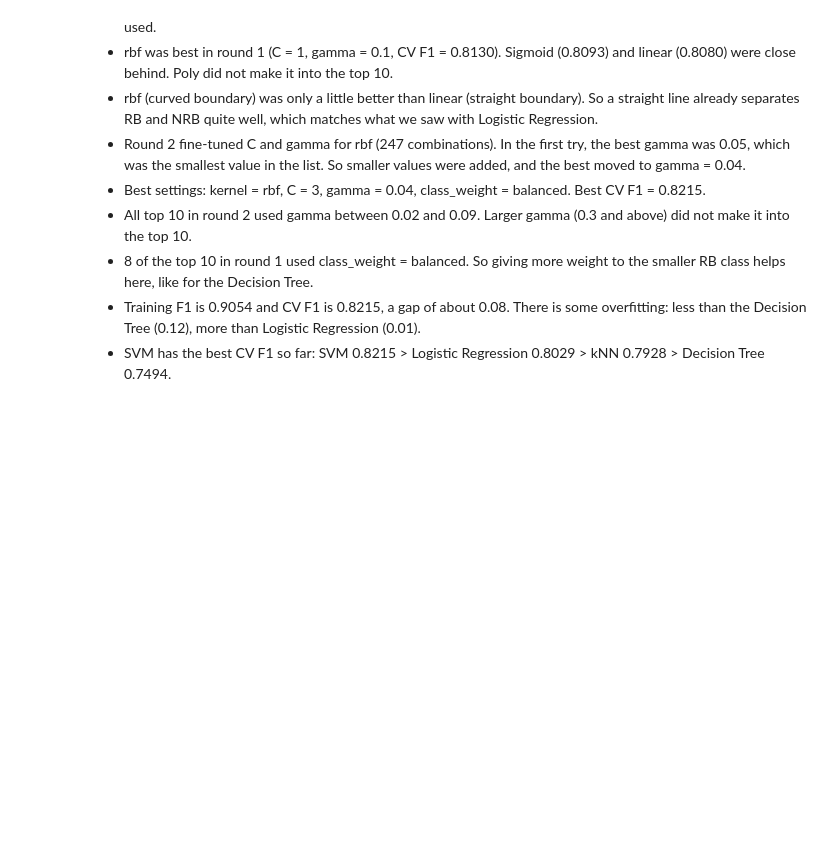
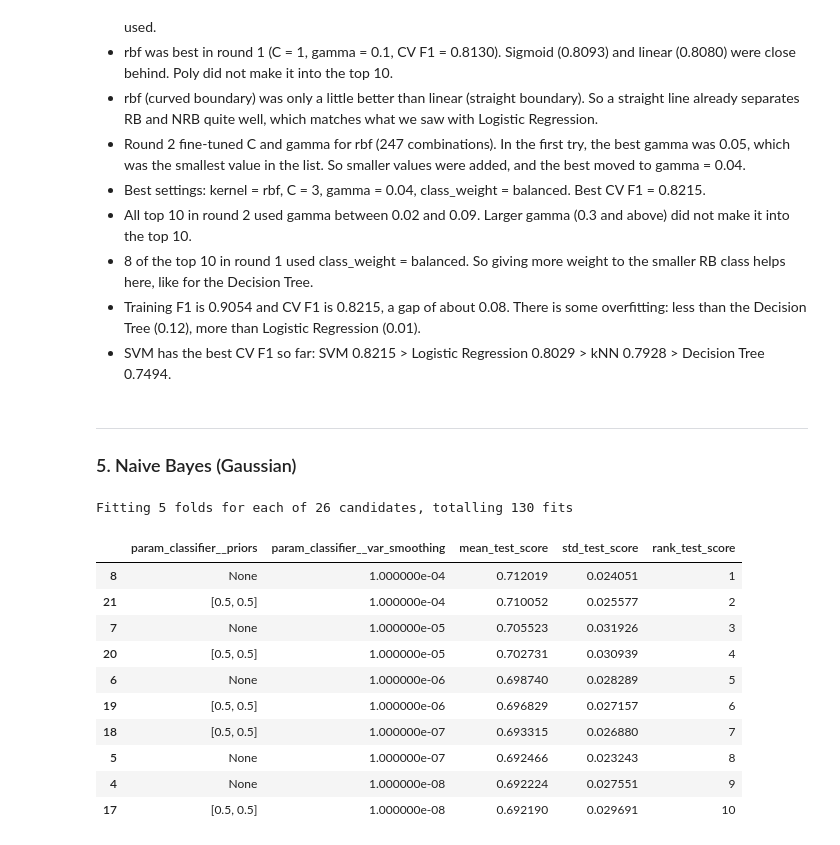
Before and after one commit to MadhurBhaiya-BITS/qsar-biodegradation-classifier, a Jupyter notebook: qsar_classifier.ipynb, the cells around one changed output. Drawn from its saved outputs; the diff is of its cells as text; code cells hidden in the pictures; blank space fills up the shorter version.

Commit message:
Implement Gaussian Naive Bayes - simplest and underfitting model. F1 score: 0.71

```diff
--- a/qsar_classifier.ipynb
+++ b/qsar_classifier.ipynb
@@ -947,3 +948,67 @@ SVM :: Training F1 score: 0.9054
 - 8 of the top 10 in round 1 used class_weight = balanced. So giving more weight to the smaller RB class helps here, like for the Decision Tree.
 - Training F1 is 0.9054 and CV F1 is 0.8215, a gap of about 0.08. There is some overfitting: less than the Decision Tree (0.12), more than Logistic Regression (0.01).
 - SVM has the best CV F1 so far: SVM 0.8215 > Logistic Regression 0.8029 > kNN 0.7928 > Decision Tree 0.7494.
+# %% [markdown]
+---
+### 5. Naive Bayes (Gaussian)
+# %%
+# Make pipeline for Naive Bayes
+# Using Gaussian NB (and not Multinomial NB), because some features have negative values (SdssC, Psi_i_1d)
+# Multinomial NB works only with counts (values >= 0)
+nb_pipe = Pipeline(
+    steps=[
+        # Naive Bayes does not need scaling. It looks at each feature on its own (mean and variance per class)
+        ("classifier", GaussianNB()),
+    ]
+)
+
+# Defining parameter grid so that GridSearchCV can find the best parameter combination
+# var_smoothing: a small value added to the variance of every feature, so that features with very small
+# variance do not dominate the result. We will try from 1e-12 to 1 (log scale). Default is 1e-9
+# priors: None means the class share is learnt from training data (66% NRB, 34% RB)
+# [0.5, 0.5] means both classes are treated as equally likely (similar to class_weight = "balanced")
+nb_param_grid = [
+    {   # Total 13 * 2 = 26 combinations
+        "classifier__var_smoothing": [1e-12, 1e-11, 1e-10, 1e-9, 1e-8, 1e-7, 1e-6, 1e-5, 1e-4, 1e-3, 1e-2, 1e-1, 1],
+        "classifier__priors": [None, [0.5, 0.5]],
+    }
+]
+
+# Total combinations = 26 combinations
+# Since we are doing 5-fold CV => 26 * 5 = 130 fits
+
+# Setup the Grid Search (brute force approach)
+nb_grid_search = GridSearchCV(
+    estimator=nb_pipe,             # the pipeline
+    param_grid=nb_param_grid,
+    cv=cv_strat,                   # reused StratifiedKFold
+    scoring=SCORING_MEASURE,       # "f1"
+    n_jobs=-1,                     # -1 means use all CPU cores
+    refit=True,                    # need to retrain best model on full training data (once found)
+    verbose=1,                     # print progress
+)
+
+# Perform grid search with 5-fold CV on training data
+nb_grid_search.fit(X_train, y_train)
+
+# Display the top 10 hyperparameter combinations
+nb_results = pd.DataFrame(nb_grid_search.cv_results_)
+nb_param_cols = [col for col in nb_results.columns if col.startswith("param_")]
+display(
+    nb_results[nb_param_cols + ["mean_test_score", "std_test_score", "rank_test_score"]]
+    .sort_values("rank_test_score")
+    .head(10)
+)
+# %% [output]
+Fitting 5 folds for each of 26 candidates, totalling 130 fits
+|  | param_classifier__priors | param_classifier__var_smoothing | mean_test_score | std_test_score | rank_test_score |
+| 8 | None | 1.000000e-04 | 0.712019 | 0.024051 | 1 |
+| 21 | [0.5, 0.5] | 1.000000e-04 | 0.710052 | 0.025577 | 2 |
+| 7 | None | 1.000000e-05 | 0.705523 | 0.031926 | 3 |
+| 20 | [0.5, 0.5] | 1.000000e-05 | 0.702731 | 0.030939 | 4 |
+| 6 | None | 1.000000e-06 | 0.698740 | 0.028289 | 5 |
+| 19 | [0.5, 0.5] | 1.000000e-06 | 0.696829 | 0.027157 | 6 |
+| 18 | [0.5, 0.5] | 1.000000e-07 | 0.693315 | 0.026880 | 7 |
+| 5 | None | 1.000000e-07 | 0.692466 | 0.023243 | 8 |
+| 4 | None | 1.000000e-08 | 0.692224 | 0.027551 | 9 |
+| 17 | [0.5, 0.5] | 1.000000e-08 | 0.692190 | 0.029691 | 10 |
```
Also changed, not shown: parts of 4 cells of this notebook.
